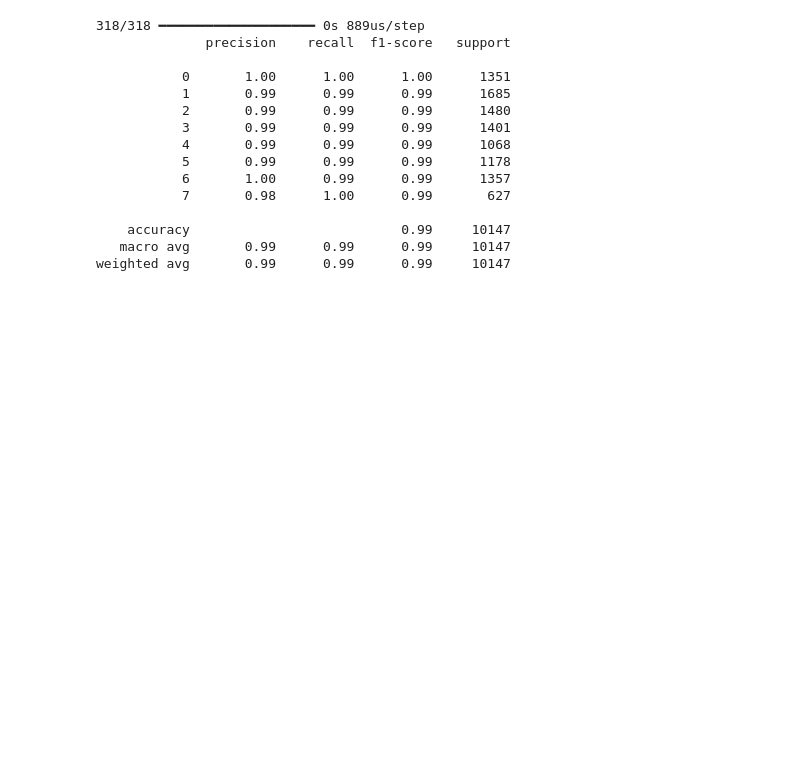
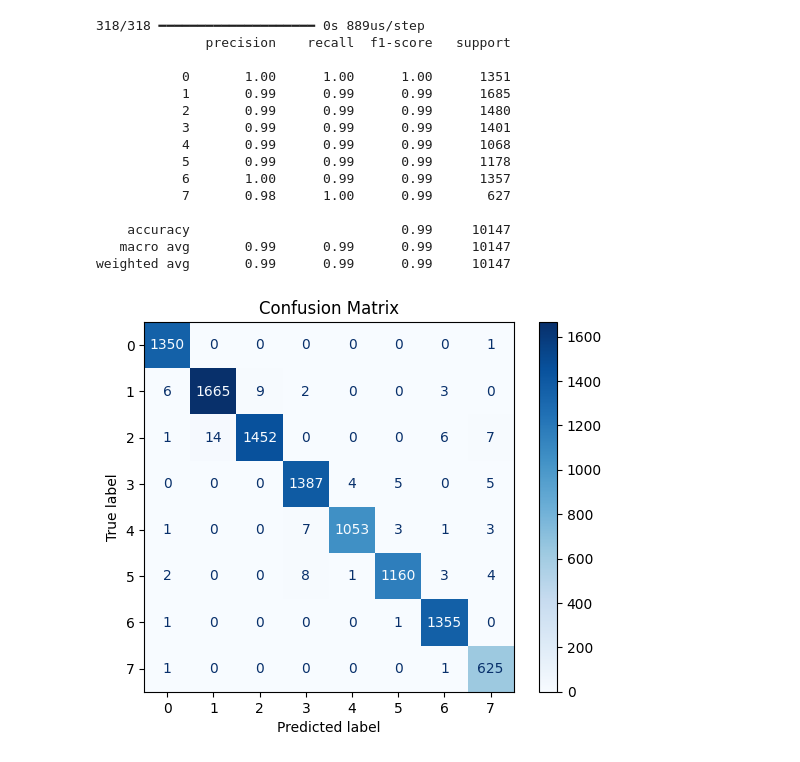
Before and after one commit to leviens/Real-time-human-gesture-recognition-system, a Jupyter notebook: model.ipynb, the cells around one changed output. Cells and saved outputs as stored; diff of their text form; code cells hidden in the pictures; blank space fills up the shorter version.

```diff
--- a/model.ipynb
+++ b/model.ipynb
@@ -204,3 +204,20 @@ print(classification_report(y_test_labels, y_pred_labels))
     accuracy                           0.99     10147
    macro avg       0.99      0.99      0.99     10147
 weighted avg       0.99      0.99      0.99     10147
+# %%
+from sklearn.metrics import confusion_matrix, ConfusionMatrixDisplay
+import matplotlib.pyplot as plt
+
+# Compute the confusion matrix
+cm = confusion_matrix(y_test_labels, y_pred_labels)
+
+# Display the confusion matrix
+disp = ConfusionMatrixDisplay(confusion_matrix=cm, display_labels=range(len(cm)))
+disp.plot(cmap=plt.cm.Blues)
+plt.title("Confusion Matrix")
+plt.show()
+
+
+#No major flaws detected in the confusion matrix, the classes are rarely confused, as was already apparent from the previous analysis
+# %% [output]
+[figure, added]
```
